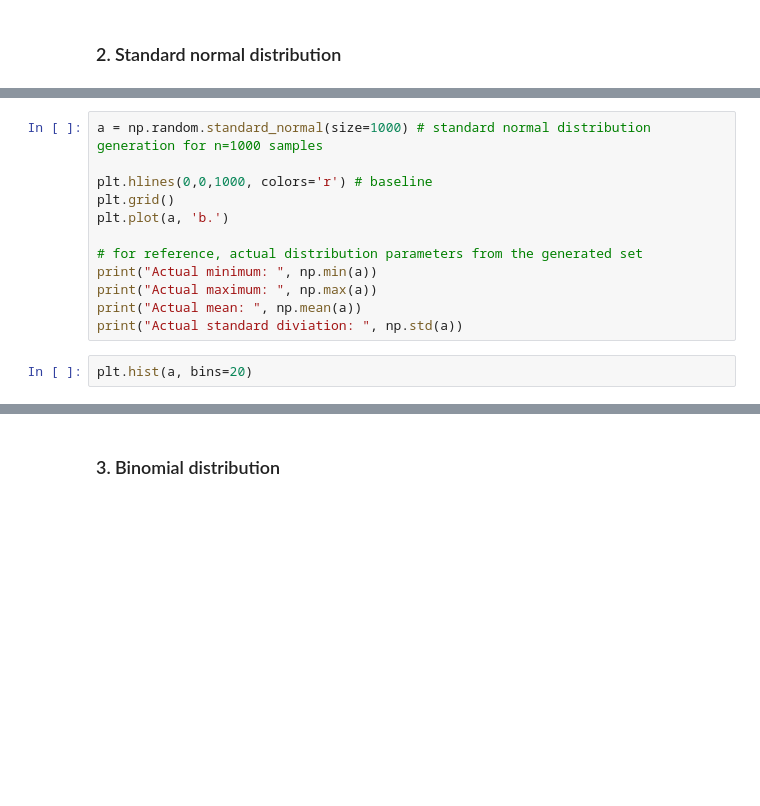
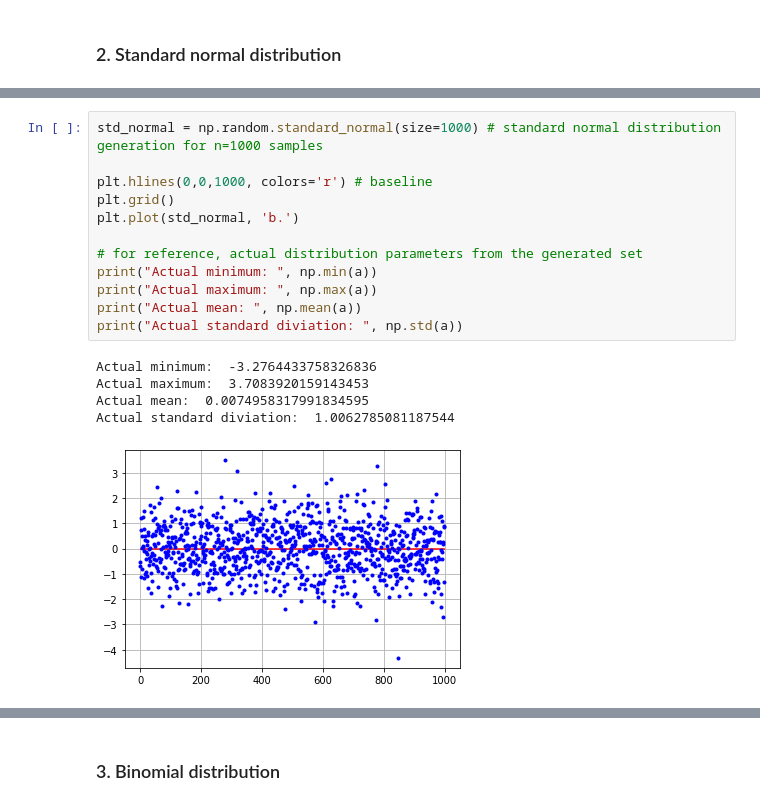
Before and after one commit to andkoc001/fun-with-numpy-random, a Jupyter notebook: exploring-random-numpy.ipynb, the cells around one changed output, grey strips where cells are left out. Drawn from its saved outputs; the diff is of its cells as text; blank space fills up the shorter version.

```diff
--- a/exploring-random-numpy.ipynb
+++ b/exploring-random-numpy.ipynb
@@ -231,14 +247,18 @@ plt.show # this command will hide away numeral values of the output - for clarit
 # %%
-a = np.random.standard_normal(size=1000) # standard normal distribution generation for n=1000 samples
+std_normal = np.random.standard_normal(size=1000) # standard normal distribution generation for n=1000 samples
 
 plt.hlines(0,0,1000, colors='r') # baseline
 plt.grid()
-plt.plot(a, 'b.')
+plt.plot(std_normal, 'b.')
 
 # for reference, actual distribution parameters from the generated set
 print("Actual minimum: ", np.min(a))
 print("Actual maximum: ", np.max(a))
 print("Actual mean: ", np.mean(a))
 print("Actual standard diviation: ", np.std(a))
+# %% [output]
+Actual minimum:  -3.2764433758326836
+Actual maximum:  3.7083920159143453
+Actual mean:  0.0074958317991834595
+Actual standard diviation:  1.0062785081187544
+[figure, added]
-# %%
-plt.hist(a, bins=20)
```
Also changed, not shown: parts of 15 cells of this notebook, 1 other file.
